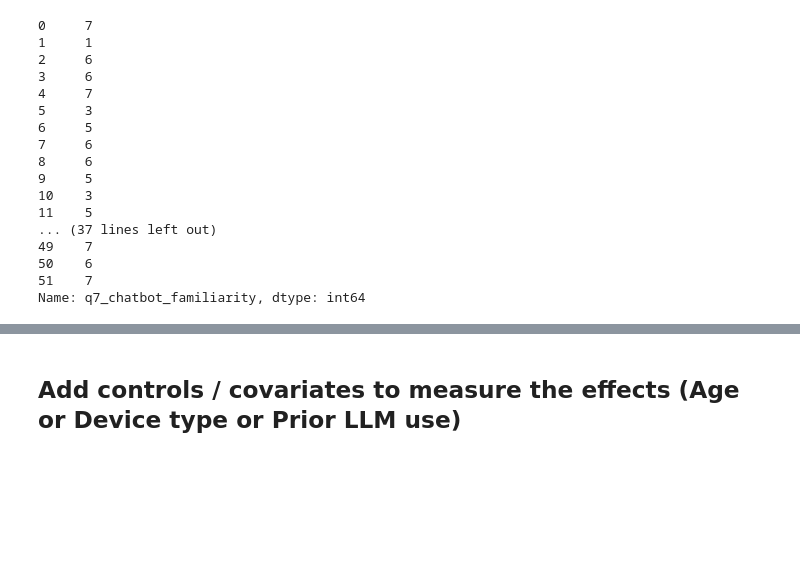
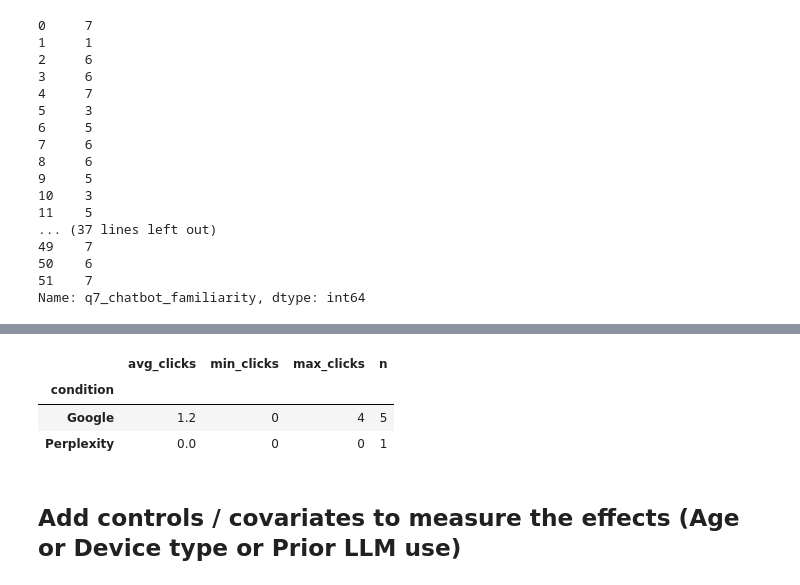
Before and after one commit to kaki1995/Advanced-Project-Study-TUM-GG-Istanbul, a Jupyter notebook: regression_analysis.ipynb, the cells around one changed output, grey strips where cells are left out. Drawn from its saved outputs; the diff is of its cells as text; code cells hidden in the pictures; blank space fills up the shorter version.

```diff
--- a/regression_analysis.ipynb
+++ b/regression_analysis.ipynb
@@ -3669,3 +3669,78 @@ Click-count summary (medium familiarity):
 | condition |  |  |  |  |
 | Google | 1.62 | 0 | 6 | 8 |
 | Perplexity | 1.50 | 0 | 6 | 8 |
+# %%
+# -------------------------------------------------------
+# low-familiarity participants: click counts (Google vs Perplexity)
+# -------------------------------------------------------
+if "google_low_ids" not in globals():
+    google_low_ids = set(
+        df_gg_surveys.loc[
+            df_gg_surveys["q7_chatbot_familiarity"].between(low_min, low_max),
+            "participant_id",
+        ].dropna()
+    )
+
+if "perplexity_low_ids" not in globals():
+    perplexity_low_ids = set(
+        df_chat_surveys.loc[
+            df_chat_surveys["q7_chatbot_familiarity"].between(low_min, low_max),
+            "participant_id",
+        ].dropna()
+    )
+
+google_low_clicks = (
+    df_gg_search_session_filtered.loc[
+        df_gg_search_session_filtered["participant_id"].isin(google_low_ids),
+        ["participant_id", "total_clicked_results_count"],
+    ]
+    .dropna(subset=["total_clicked_results_count"])
+    .groupby("participant_id", as_index=False)
+    .agg(clicks=("total_clicked_results_count", "sum"))
+    .assign(condition=0)
+)
+
+perplexity_low_clicks = (
+    df_chat_click_events.loc[
+        df_chat_click_events["participant_id"].isin(perplexity_low_ids),
+        ["participant_id", "clicked_at"],
+    ]
+    .groupby("participant_id", as_index=False)
+    .agg(clicks=("clicked_at", "count"))
+    .assign(condition=1)
+)
+
+df_low_clicks = (
+    pd.concat([google_low_clicks, perplexity_low_clicks], ignore_index=True)
+    .dropna(subset=["clicks"])
+    .loc[lambda d: d["clicks"] >= 0]
+)
+
+if df_low_clicks.empty or df_low_clicks["condition"].nunique() < 2:
+    print(
+        "Insufficient click data for low-familiarity participants "
+        f"(Google n={google_low_clicks.shape[0]}, Perplexity n={perplexity_low_clicks.shape[0]})."
+    )
+else:
+    df_low_clicks["log_clicks"] = np.log(df_low_clicks["clicks"] + 1)
+
+    low_click_model = smf.ols("log_clicks ~ condition", data=df_low_clicks).fit(cov_type="HC3")
+    print(low_click_model.summary())
+
+    beta_low_clicks = low_click_model.params["condition"]
+    percent_diff_low_clicks = (np.exp(beta_low_clicks) - 1) * 100
+    print(
+        f"\nPerplexity vs Google (low familiarity): "
+        f"{percent_diff_low_clicks:.2f}% difference in click counts"
+    )
+
+    condition_labels = {0: "Google", 1: "Perplexity"}
+    low_click_summary = (
+        df_low_clicks.groupby("condition")["clicks"]
+        .agg(avg_clicks="mean", min_clicks="min", max_clicks="max", n="count")
+        .rename(index=condition_labels)
+    )
+
+    print("\nClick-count summary (low familiarity):")
+    display(low_click_summary.round(2))
+# %% [output]
@@ -3672,2 +3764,6 @@ Click-count summary (medium familiarity):
+|  | avg_clicks | min_clicks | max_clicks | n |
+| condition |  |  |  |  |
+| Google | 1.2 | 0 | 4 | 5 |
+| Perplexity | 0.0 | 0 | 0 | 1 |
 # %% [markdown]
 ## Add controls / covariates to measure the effects (Age or Device type or Prior LLM use)
```
Also changed, not shown: parts of 21 cells of this notebook.
